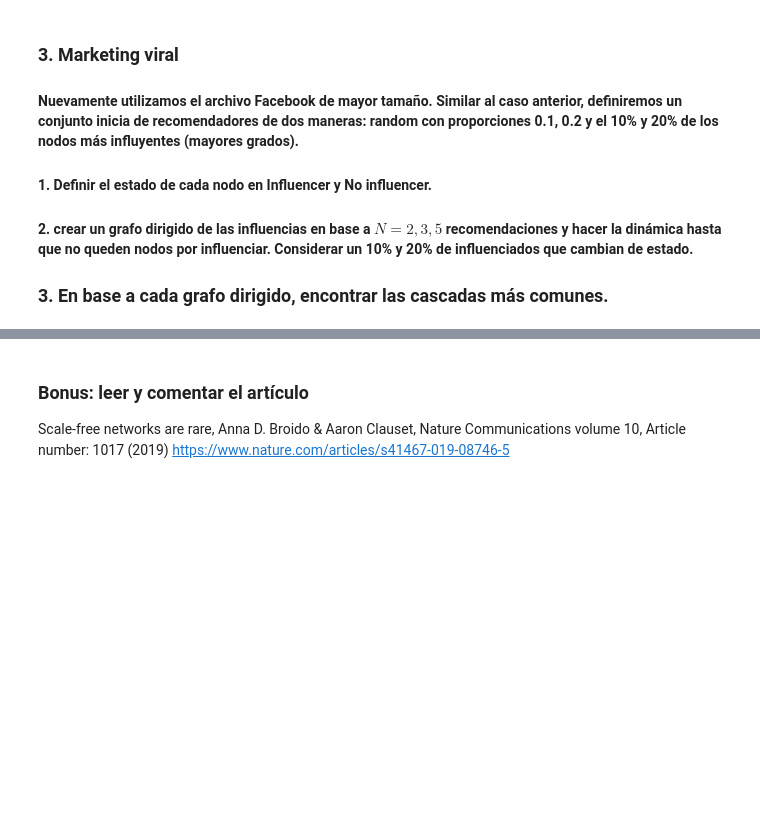
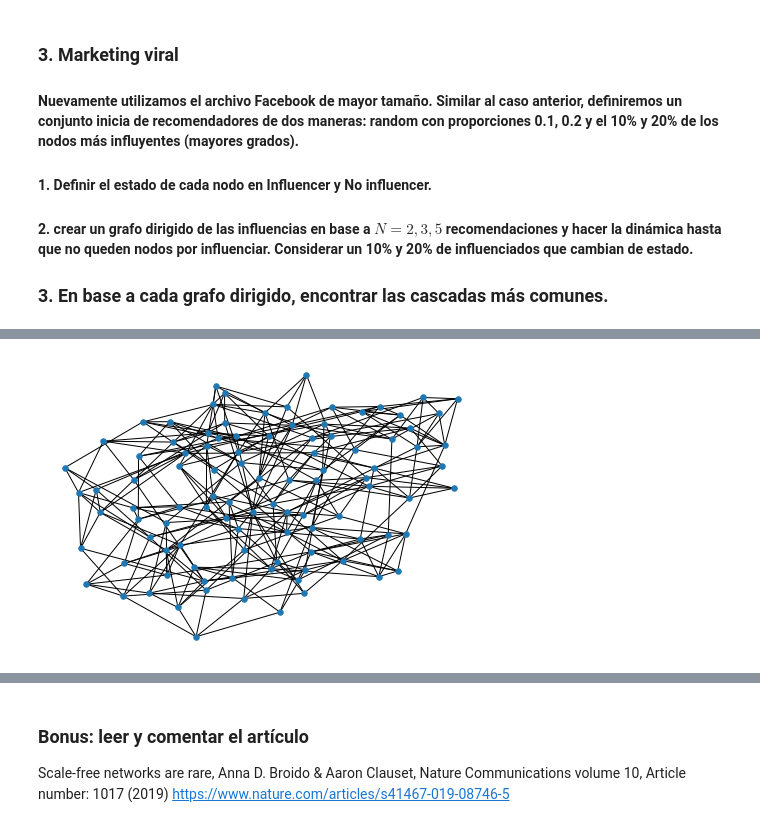
Before and after one commit to ncarrillo93/ComputatinalAnalisisNetwork, a Jupyter notebook: Tarea 1/Trabajo_1.ipynb, the cells around one changed output, grey strips where cells are left out. Saved outputs shown, nothing was run; the diff lists cells and outputs as text; code cells hidden in the pictures; blank space fills up the shorter version.

```diff
--- a/Tarea 1/Trabajo_1.ipynb
+++ b/Tarea 1/Trabajo_1.ipynb
@@ -173,0 +185,4 @@ ConfigurationException: {'message': 'Missing mandatory model parameter(s)', 'par
+# %%
+nx.draw(WS,node_size=30)
+# %% [output]
+[figure, added]
```
Also changed, not shown: parts of 11 cells of this notebook.
